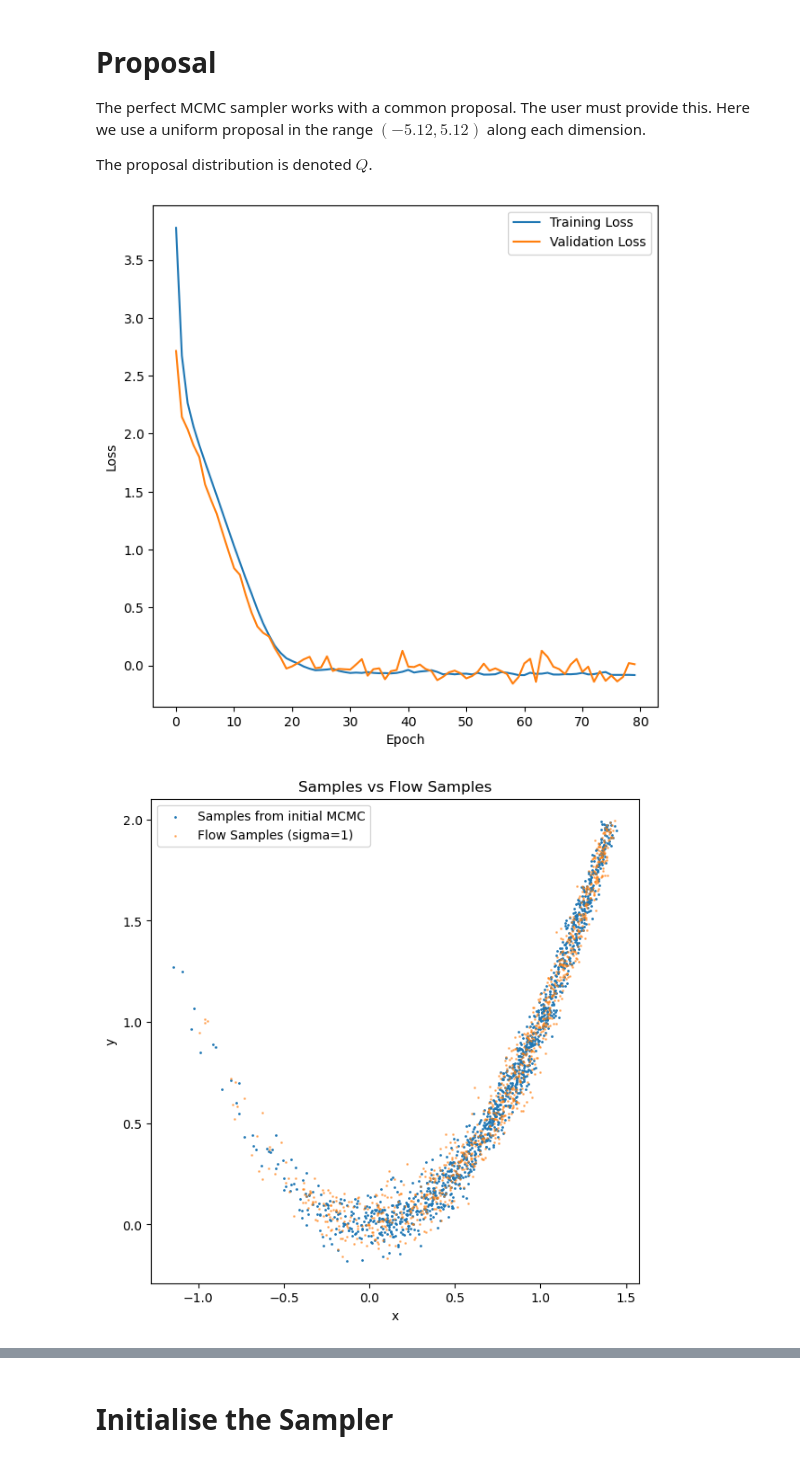
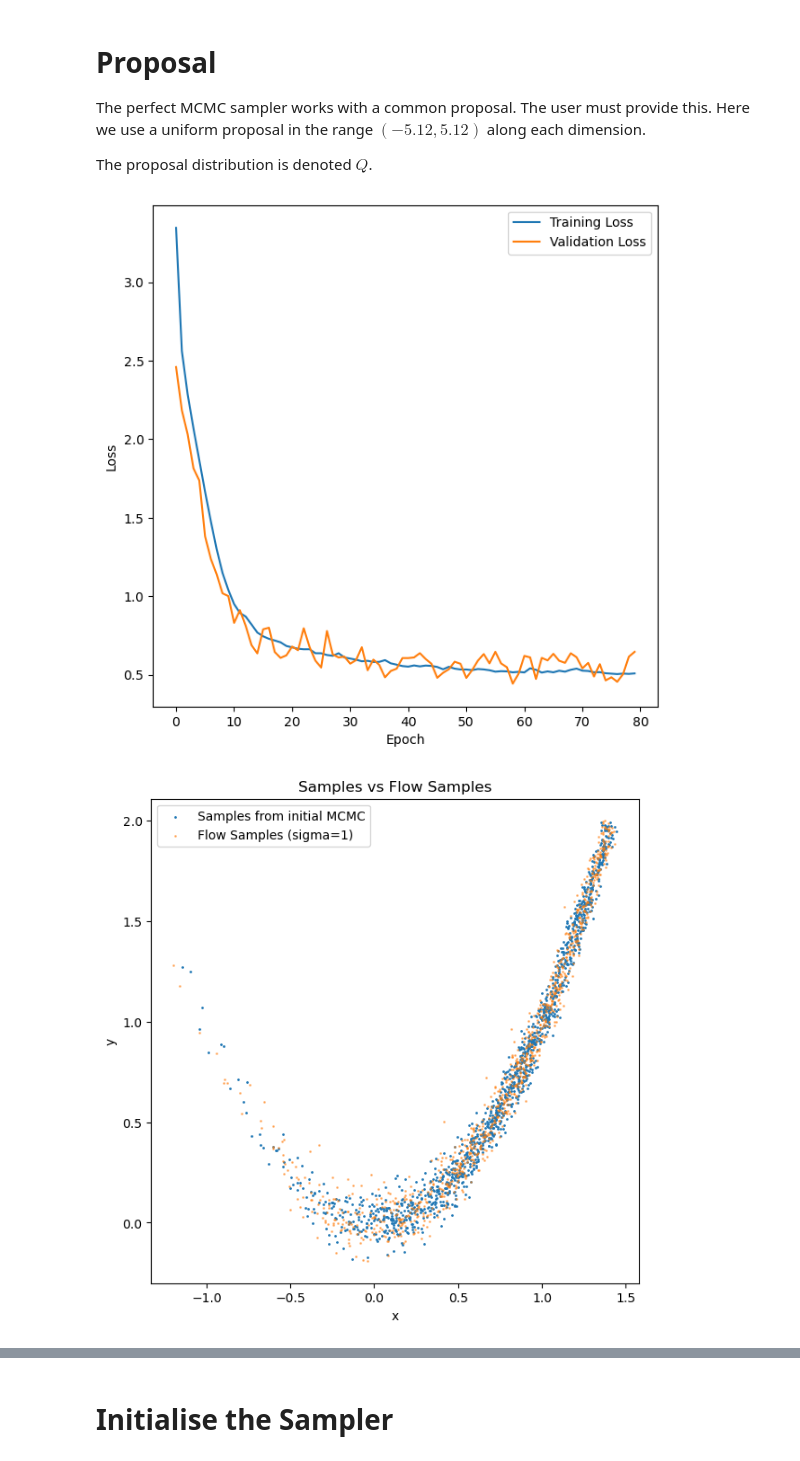
Before and after one commit to cjm96/mcmc_infinity, a Jupyter notebook: mcmc_infinity/examples/nf_demo_rosenbrock.ipynb, the cells around one changed output, grey strips where cells are left out. Saved outputs shown, nothing was run; the diff lists cells and outputs as text; code cells hidden in the pictures.

```diff
--- a/mcmc_infinity/examples/nf_demo_rosenbrock.ipynb
+++ b/mcmc_infinity/examples/nf_demo_rosenbrock.ipynb
@@ -19,5 +14,7 @@ dim = 2
 target = mc.test_functions.rosenbrock.Rosenbrock(dim)
 # %%
+bounds = [[-2, 2], [-2, 2]]
+
 x = np.linspace(-2.0, 2.0, 300)
 y = np.linspace(-2.0, 2.0, 300)
 X, Y = np.meshgrid(x, y)
@@ -28,7 +25,7 @@ cf = ax.contourf(X, Y, Z, levels=np.linspace(-9, 0, 10))
 cbar = plt.colorbar(cf)
 ax.set_xlabel("x")
 ax.set_ylabel("y")
-ax.set_title("2D Gaussian Function")
+ax.set_title("Rosenbrock Function")
 ax.set_aspect('equal')
 plt.show()
 # %% [output]
@@ -40,17 +32,0 @@ import emcee
-# %%
-bounds = [[-2., 2.], [-2., 2.]]
-
-x0 = [[0.0, 0.0]]
-
-Q = mc.symmetric_gaussian_proposal.SymmetricGaussianProposal(dim, bounds=bounds)
-
-sampler = mc.sampler.PerfectSampler(target, Q, x0, seed=seed,
-                                    proposal_kwargs={'sigma': 0.1})
-
-samples, acceptance = sampler.evolve_chain(x0[0], 1_000)
-
-print(f"Acceptance rate: {acceptance}")
-
-plt.scatter(samples[:, 0], samples[:, 1], s=1, alpha=0.5)
-plt.xlabel("x")
-plt.ylabel("y")
@@ -87,39 +62,38 @@ The proposal distribution is denoted $Q$.
 import jax
 flow_key, fit_key, samples_key = jax.random.split(jax.random.key(seed), 3)
 proposal = mc.normalizing_flow_proposal.NormalizingFlowProposal(
-   dim, bounds=bounds, key=flow_key, flow_layers=4, nn_width=32,
+   dim, bounds=bounds, key=flow_key, flow_layers=6, nn_width=32, rescale=True,
 )
 
 init_key = jax.random.key(seed + 10)
-# samples = 1.2 * jax.random.normal(init_key, (1000, dim))
 
 losses = proposal.fit(
     iid_samples,
     key=fit_key,
     max_epochs=500,
     batch_size=100,
     max_patience=20,
     learning_rate=0.001,
 )
 
 fig = plt.figure(figsize=(7, 7))
 plt.plot(losses['train'], label='Training Loss')
 plt.plot(losses['val'], label='Validation Loss')
 plt.xlabel('Epoch')
 plt.ylabel('Loss')
 plt.legend()
 plt.show()
 
 flow_samples = proposal.sample(samples_key, num_samples=1000)
 
 fig, ax = plt.subplots(figsize=(7, 7))
 ax.scatter(iid_samples[:, 0], iid_samples[:, 1], s=1, label='Samples from initial MCMC')
 ax.scatter(flow_samples[:, 0], flow_samples[:, 1], s=1, label='Flow Samples (sigma=1)', alpha=0.5)
 ax.set_xlabel("x")
 ax.set_ylabel("y")
 ax.set_title("Samples vs Flow Samples")
 ax.legend()
 plt.show()
 # %% [output]
-[figure, old version]
+[figure, new version]
-[figure, old version]
+[figure, new version]
```
Also changed, not shown: parts of 18 cells of this notebook.
